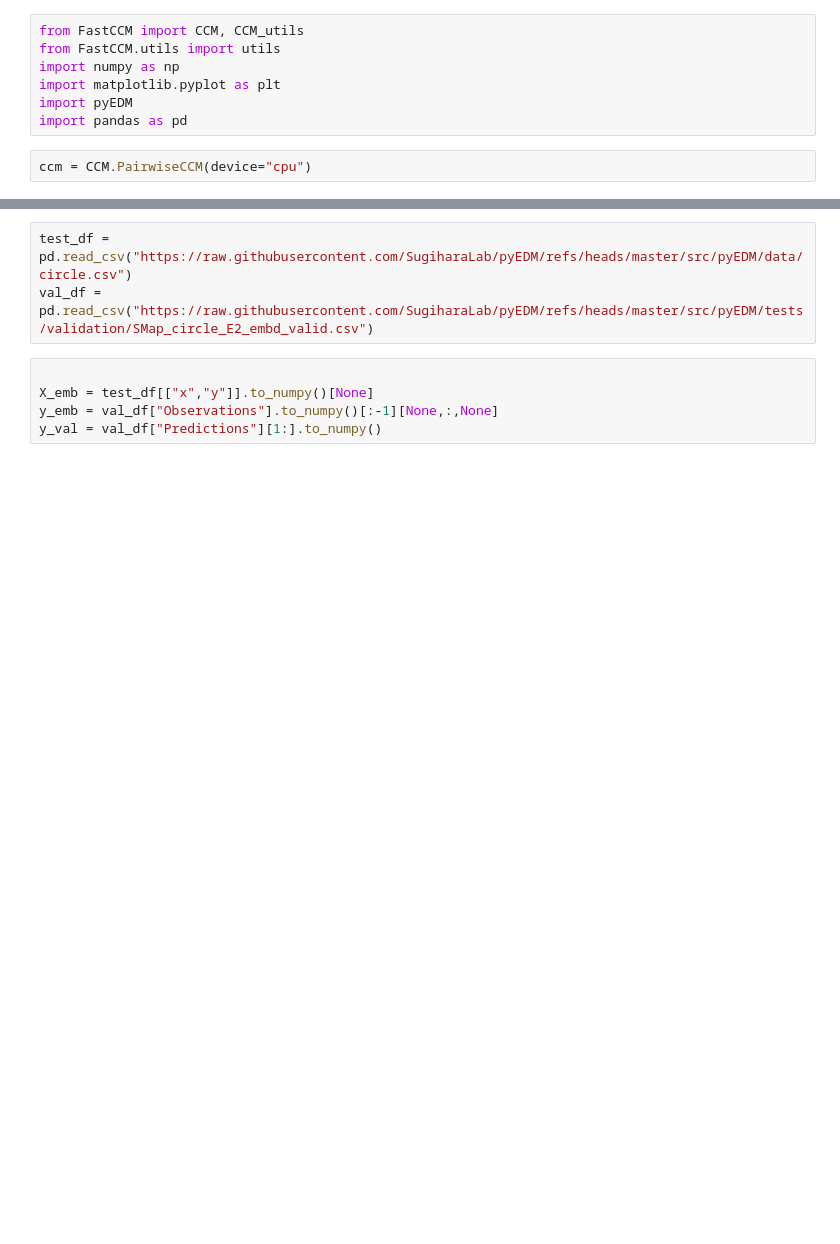
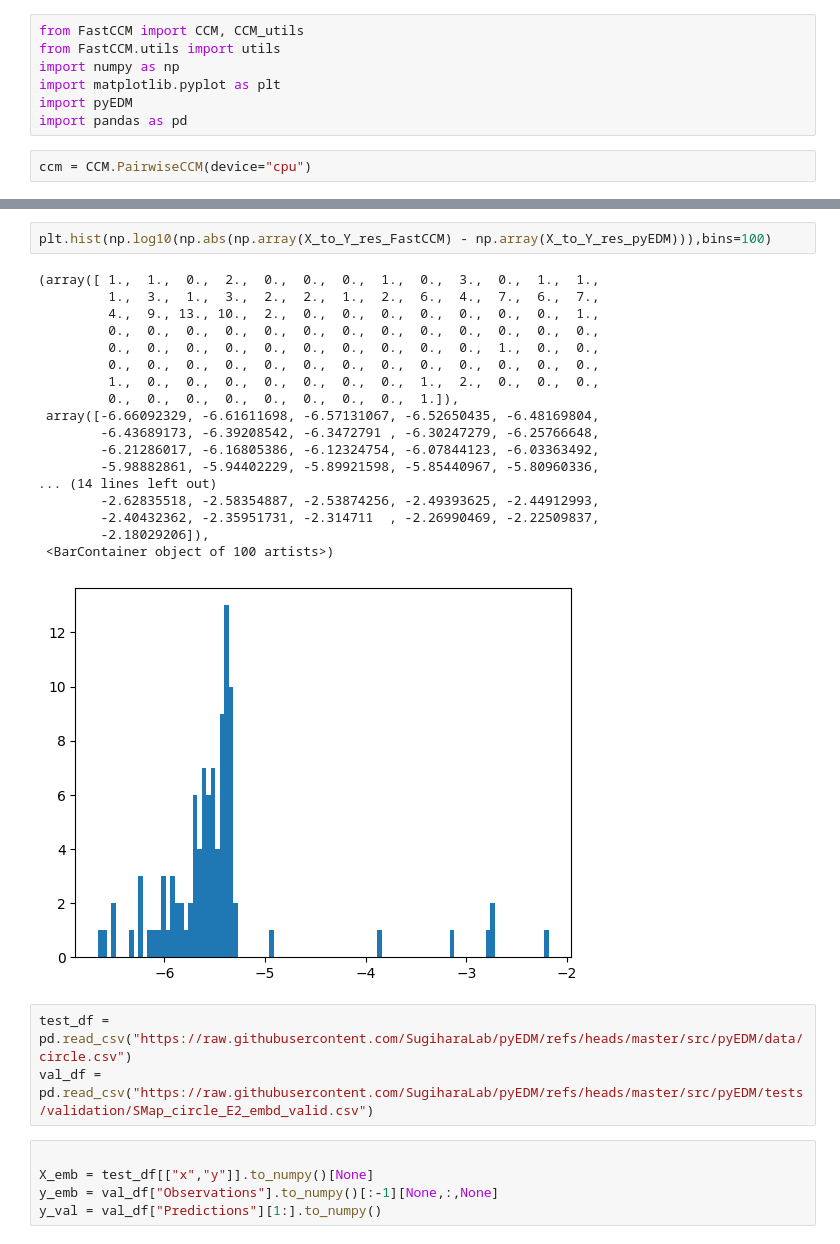
Before and after one commit to z7743/FastCCM, a Jupyter notebook: notebooks/CCM results comparison.ipynb, the cells around one changed output, grey strips where cells are left out. Drawn from its saved outputs; the diff is of its cells as text; blank space fills up the shorter version.

```diff
--- a/notebooks/CCM results comparison.ipynb
+++ b/notebooks/CCM results comparison.ipynb
@@ -43,3 +41,24 @@ plt.scatter(Y_to_X_res_FastCCM, Y_to_X_res_pyEDM)
+# %%
+plt.hist(np.log10(np.abs(np.array(X_to_Y_res_FastCCM) - np.array(X_to_Y_res_pyEDM))),bins=100)
+# %% [output]
+(array([ 1.,  1.,  0.,  2.,  0.,  0.,  0.,  1.,  0.,  3.,  0.,  1.,  1.,
+         1.,  3.,  1.,  3.,  2.,  2.,  1.,  2.,  6.,  4.,  7.,  6.,  7.,
+         4.,  9., 13., 10.,  2.,  0.,  0.,  0.,  0.,  0.,  0.,  0.,  1.,
+         0.,  0.,  0.,  0.,  0.,  0.,  0.,  0.,  0.,  0.,  0.,  0.,  0.,
+         0.,  0.,  0.,  0.,  0.,  0.,  0.,  0.,  0.,  0.,  1.,  0.,  0.,
+         0.,  0.,  0.,  0.,  0.,  0.,  0.,  0.,  0.,  0.,  0.,  0.,  0.,
+         1.,  0.,  0.,  0.,  0.,  0.,  0.,  0.,  1.,  2.,  0.,  0.,  0.,
+         0.,  0.,  0.,  0.,  0.,  0.,  0.,  0.,  1.]),
+ array([-6.66092329, -6.61611698, -6.57131067, -6.52650435, -6.48169804,
+        -6.43689173, -6.39208542, -6.3472791 , -6.30247279, -6.25766648,
+        -6.21286017, -6.16805386, -6.12324754, -6.07844123, -6.03363492,
+        -5.98882861, -5.94402229, -5.89921598, -5.85440967, -5.80960336,
+... (14 lines left out)
+        -2.62835518, -2.58354887, -2.53874256, -2.49393625, -2.44912993,
+        -2.40432362, -2.35951731, -2.314711  , -2.26990469, -2.22509837,
+        -2.18029206]),
+ <BarContainer object of 100 artists>)
+[figure, added]
 # %%
 test_df = pd.read_csv("https://raw.githubusercontent.com/SugiharaLab/pyEDM/refs/heads/master/src/pyEDM/data/circle.csv")
 val_df = pd.read_csv("https://raw.githubusercontent.com/SugiharaLab/pyEDM/refs/heads/master/src/pyEDM/tests/validation/SMap_circle_E2_embd_valid.csv")
```
Also changed, not shown: parts of 3 cells of this notebook, 2 other files.
